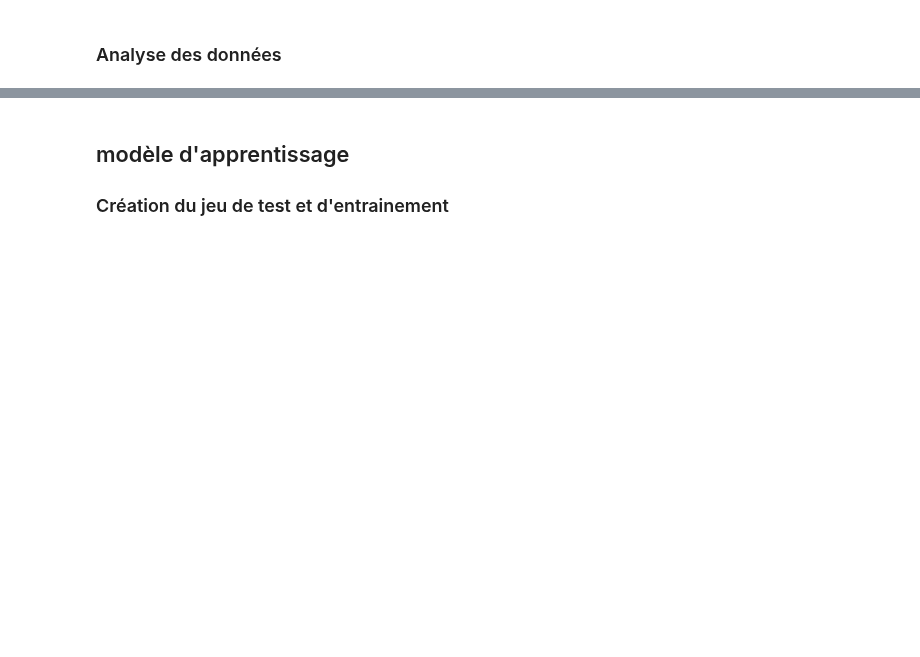
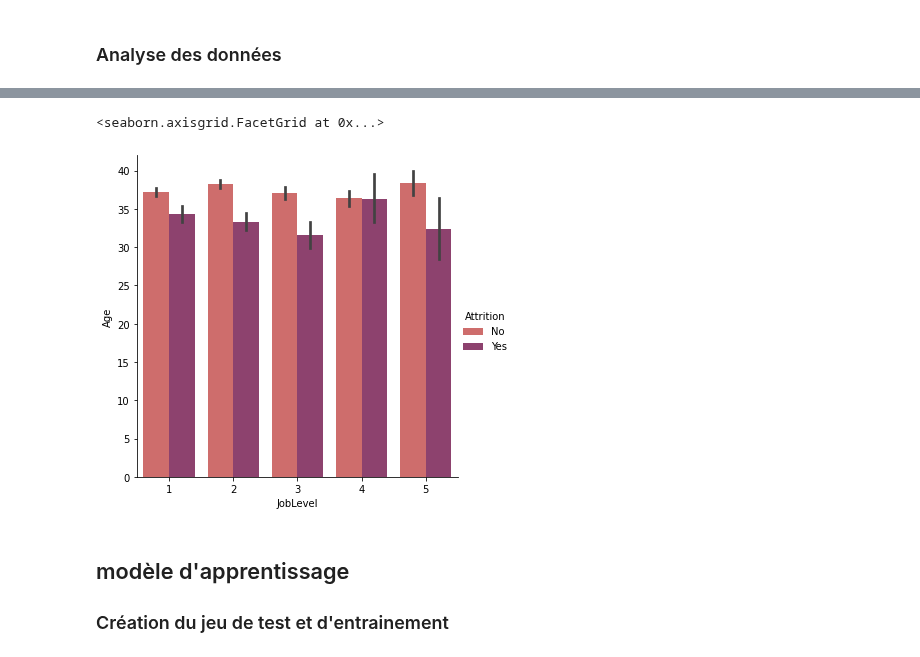
Before and after one commit to Killian-drh/Projet-HR-Analysis, a Jupyter notebook: NT_Projet_IA.ipynb, the cells around one changed output, grey strips where cells are left out. Saved outputs shown, nothing was run; the diff lists cells and outputs as text; code cells hidden in the pictures; blank space fills up the shorter version.

```diff
--- a/NT_Projet_IA.ipynb
+++ b/NT_Projet_IA.ipynb
@@ -242,3 +445,8 @@ dtype: object
+# %%
+sns.catplot(x="JobLevel",y="Age",hue="Attrition", kind="bar", palette="flare", data=df)
+# %% [output]
+<seaborn.axisgrid.FacetGrid at 0x...>
+[figure, added]
 # %% [markdown]
 ## modèle d'apprentissage
 
```
Also changed, not shown: parts of 35 cells of this notebook.
